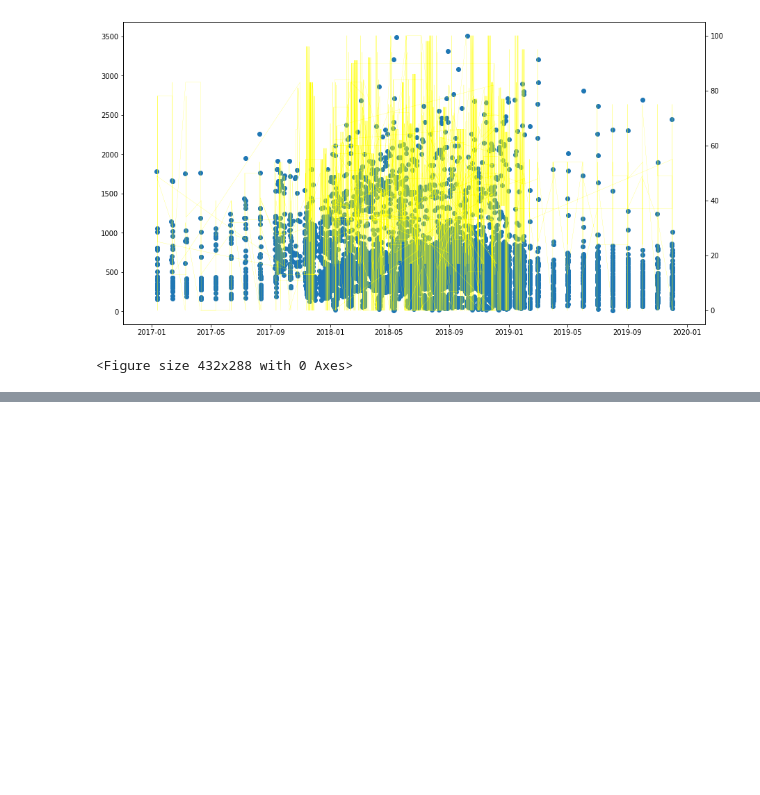
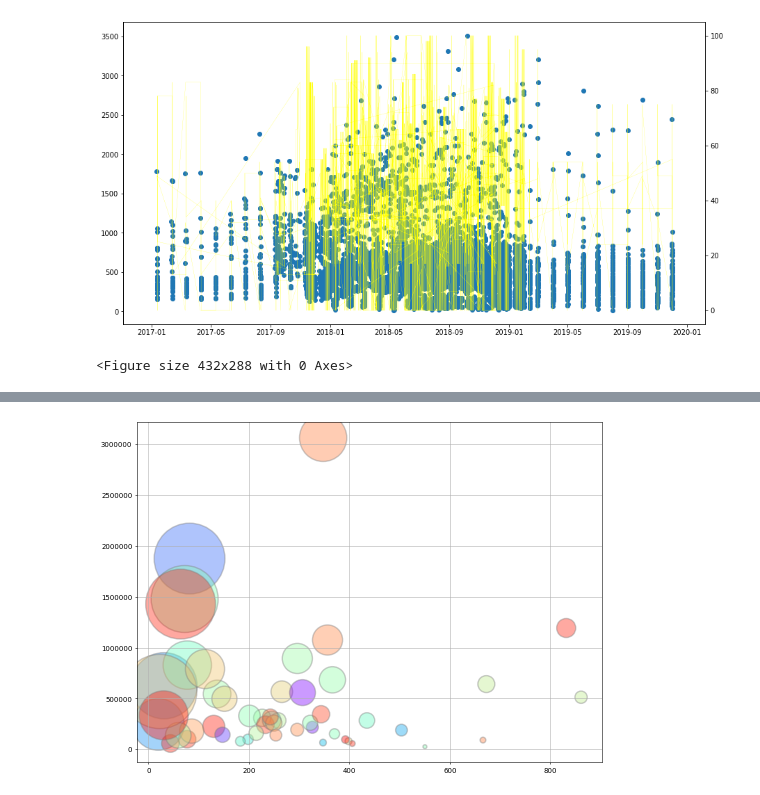
Before and after one commit to jamesnguyen0/Sneaker-Analysis, a Jupyter notebook: Yeezy_Starter_File_Original.ipynb, the cells around one changed output, grey strips where cells are left out. Cells and saved outputs as stored; diff of their text form; code cells hidden in the pictures; blank space fills up the shorter version.

```diff
--- a/Yeezy_Starter_File_Original.ipynb
+++ b/Yeezy_Starter_File_Original.ipynb
@@ -676,0 +842,17 @@ plt.savefig('yeezycorrelation.png')
+# %%
+bubblecount = yeezydata.groupby('Sneaker Name').agg({"Profit %":["mean"], "Shoe Size": ["count"], "Profit Margin ($)":["sum"]})
+
+
+x = bubblecount["Profit %"]["mean"]
+y = bubblecount["Profit Margin ($)"]["sum"]
+z = bubblecount["Shoe Size"]["count"]
+colors=cm.rainbow(np.random.rand(50))
+# use the scatter function
+plt.figure(figsize=(12, 9), dpi=50)
+plt.scatter(x, y, s=z,c=colors,alpha=0.4, edgecolors="grey", linewidth=2)
+
+plt.grid(True)
+
+plt.show()
+# %% [output]
+[figure, added]
```
Also changed, not shown: parts of 12 cells of this notebook, 2 other files.
